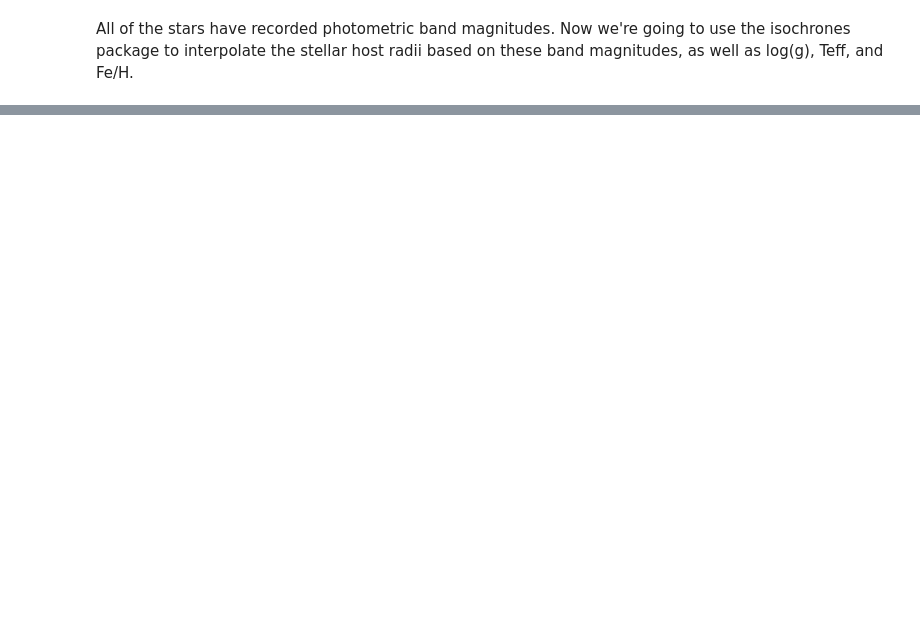
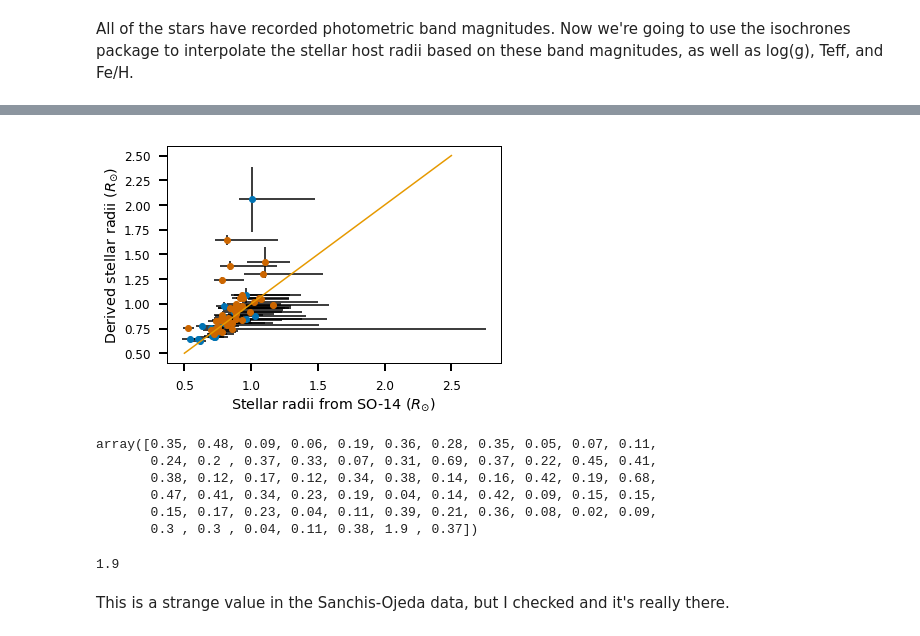
Before and after one commit to asmuzsoy/USPplanets, a Jupyter notebook: USPRadiusDistribution.ipynb, the cells around one changed output, grey strips where cells are left out. Cells and saved outputs as stored; diff of their text form; code cells hidden in the pictures; blank space fills up the shorter version.

```diff
--- a/USPRadiusDistribution.ipynb
+++ b/USPRadiusDistribution.ipynb
@@ -359,0 +440,17 @@ print(kepid)
+# %%
+SO_radii = np.zeros(len(kepid))
+SO_errup = np.zeros(len(kepid))
+SO_errdown = np.zeros(len(kepid))
+
+with open('USPCandidates.csv', encoding='latin-1') as File:
+    reader = csv.reader(File, delimiter=',')
+    rownum = 0
+    for row in reader:
+        if rownum > 0:
+             if row[24] != "":
+                for i in range(len(kepid)):
+                     if int(row[0]) == kepid[i]:
+                        SO_radii[i] = (float(row[9]))
+                        SO_errup[i] = (float(row[10]))
+                        SO_errdown[i] = (float(row[11]))
+        rownum += 1
@@ -359,0 +477,29 @@ print(kepid)
+# %%
+y = np.linspace(0.5, 2.5, 50)
+
+plt.plot(radiibuds,noCKSkepidrad, 'o', color = myblue)
+plt.plot(radiibuds2, otherrad, 'o', color = (0.8, 0.4, 0))
+plt.errorbar(SO_radii, magradii, yerr = sigma, xerr = [SO_errdown, SO_errup], ls = 'None', color = 'k')
+plt.plot(y,y, color = mygold)
+plt.xlabel("Stellar radii from SO-14 ($R_{\odot}$)", fontsize = 'x-large')
+plt.ylabel('Derived stellar radii ($R_{\odot}$)', fontsize = 'x-large')
+plt.xticks(fontsize = 'large')
+plt.yticks(fontsize = 'large')
+plt.show()
+# %% [output]
+[figure, added]
+# %%
+SO_errup
+# %% [output]
+array([0.35, 0.48, 0.09, 0.06, 0.19, 0.36, 0.28, 0.35, 0.05, 0.07, 0.11,
+       0.24, 0.2 , 0.37, 0.33, 0.07, 0.31, 0.69, 0.37, 0.22, 0.45, 0.41,
+       0.38, 0.12, 0.17, 0.12, 0.34, 0.38, 0.14, 0.16, 0.42, 0.19, 0.68,
+       0.47, 0.41, 0.34, 0.23, 0.19, 0.04, 0.14, 0.42, 0.09, 0.15, 0.15,
+       0.15, 0.17, 0.23, 0.04, 0.11, 0.39, 0.21, 0.36, 0.08, 0.02, 0.09,
+       0.3 , 0.3 , 0.04, 0.11, 0.38, 1.9 , 0.37])
+# %%
+np.max(SO_errup)
+# %% [output]
+1.9
+# %% [markdown]
+This is a strange value in the Sanchis-Ojeda data, but I checked and it's really there.
```
Also changed, not shown: parts of 19 cells of this notebook, 3 other files.
